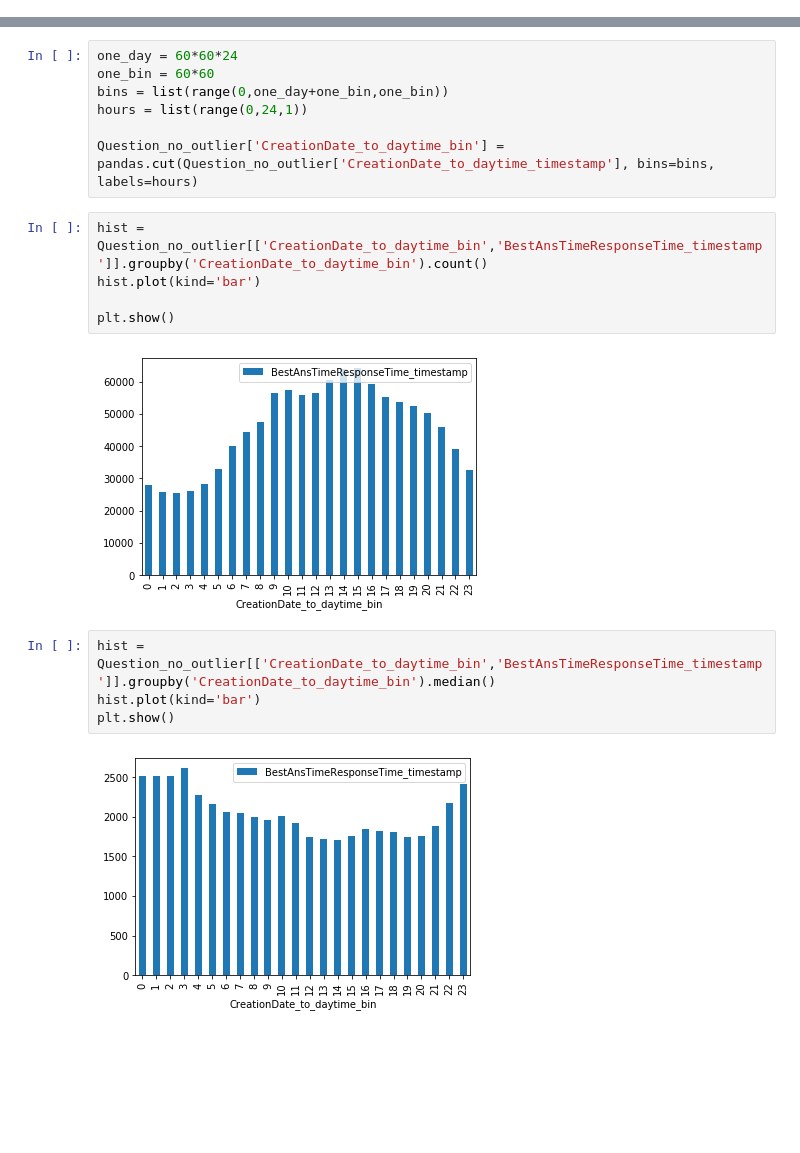
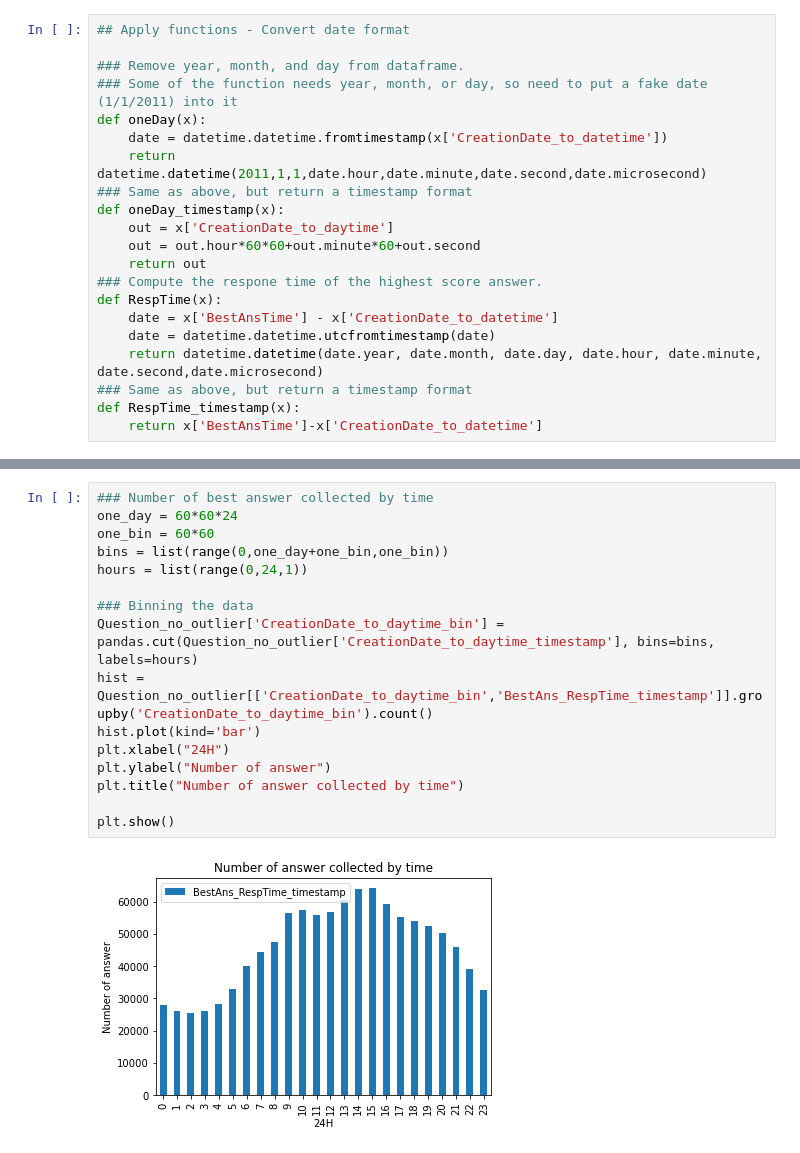
Before and after one commit to Ronaldzzzzz/StackOverflow-QA-Analysis, a Jupyter notebook: 2_term_proj_.ipynb, the cells around one changed output, grey strips where cells are left out. Cells and saved outputs as stored; diff of their text form; blank space fills up the shorter version.

```diff
--- a/2_term_proj_.ipynb
+++ b/2_term_proj_.ipynb
@@ -44,0 +14,21 @@ plt.show()
+# %%
+## Apply functions - Convert date format
+
+### Remove year, month, and day from dataframe.
+### Some of the function needs year, month, or day, so need to put a fake date (1/1/2011) into it
+def oneDay(x):
+    date = datetime.datetime.fromtimestamp(x['CreationDate_to_datetime'])
+    return datetime.datetime(2011,1,1,date.hour,date.minute,date.second,date.microsecond)
+### Same as above, but return a timestamp format
+def oneDay_timestamp(x):
+    out = x['CreationDate_to_daytime']
+    out = out.hour*60*60+out.minute*60+out.second
+    return out
+### Compute the respone time of the highest score answer.
+def RespTime(x):
+    date = x['BestAnsTime'] - x['CreationDate_to_datetime']
+    date = datetime.datetime.utcfromtimestamp(date)
+    return datetime.datetime(date.year, date.month, date.day, date.hour, date.minute, date.second,date.microsecond)
+### Same as above, but return a timestamp format
+def RespTime_timestamp(x):
+    return x['BestAnsTime']-x['CreationDate_to_datetime']
@@ -45,20 +66,18 @@ plt.show()
 # %%
+### Number of best answer collected by time
 one_day = 60*60*24
 one_bin = 60*60
 bins = list(range(0,one_day+one_bin,one_bin))
 hours = list(range(0,24,1))
 
+### Binning the data
 Question_no_outlier['CreationDate_to_daytime_bin'] = pandas.cut(Question_no_outlier['CreationDate_to_daytime_timestamp'], bins=bins, labels=hours)
+hist = Question_no_outlier[['CreationDate_to_daytime_bin','BestAns_RespTime_timestamp']].groupby('CreationDate_to_daytime_bin').count()
+hist.plot(kind='bar')
+plt.xlabel("24H")
+plt.ylabel("Number of answer")
+plt.title("Number of answer collected by time")
+
+plt.show()
+# %% [output]
+[figure, added]
-# %%
-hist = Question_no_outlier[['CreationDate_to_daytime_bin','BestAnsTimeResponseTime_timestamp']].groupby('CreationDate_to_daytime_bin').count()
-hist.plot(kind='bar')
-
-plt.show()
-# %% [output]
-[figure, removed]
-# %%
-hist = Question_no_outlier[['CreationDate_to_daytime_bin','BestAnsTimeResponseTime_timestamp']].groupby('CreationDate_to_daytime_bin').median()
-hist.plot(kind='bar')
-plt.show()
-# %% [output]
-[figure, removed]
```
Also changed, not shown: parts of 12 cells of this notebook, 3 other files.
